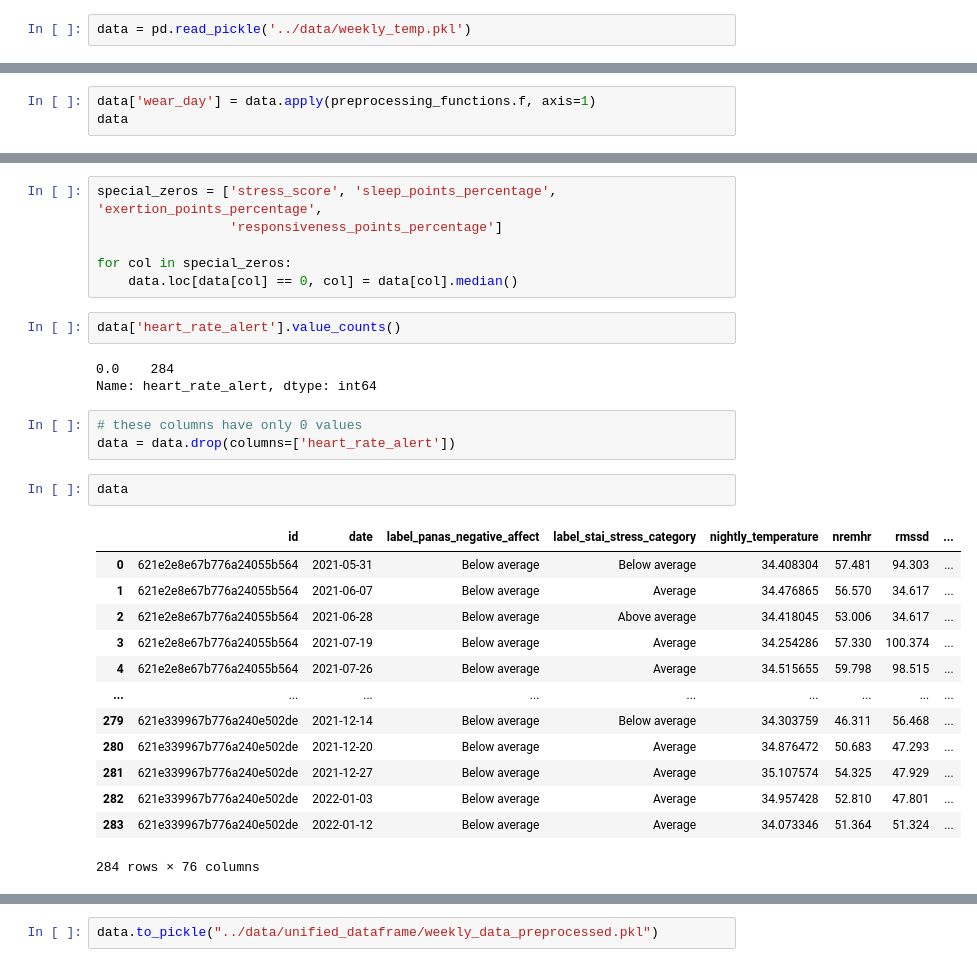
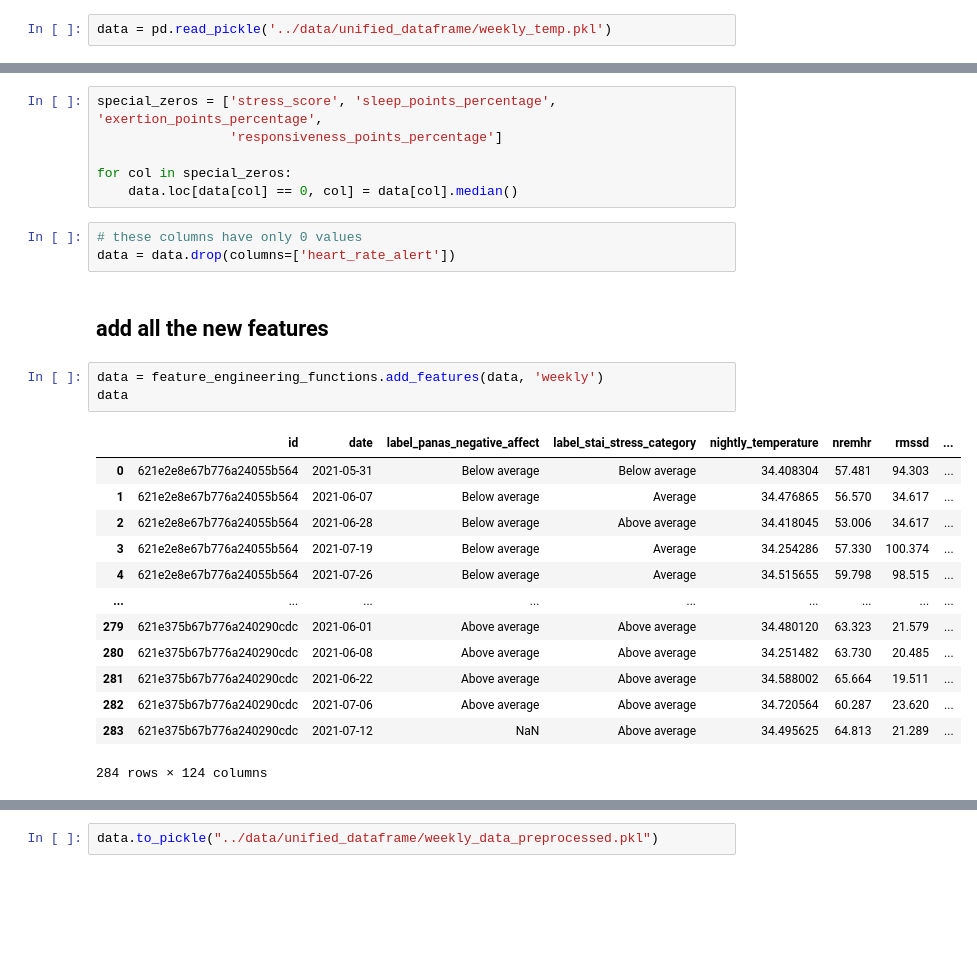
Before and after one commit to kcristinaa/RAIS-miniproject, a Jupyter notebook: notebooks_preprocessing_and_dataframe_creation/weekly_dataframe_creation.ipynb, the cells around one changed output, grey strips where cells are left out. Saved outputs shown, nothing was run; the diff lists cells and outputs as text; blank space fills up the shorter version.

Commit message:
FINAL weekly_data_preprocessed.pkl

```diff
--- a/notebooks_preprocessing_and_dataframe_creation/weekly_dataframe_creation.ipynb
+++ b/notebooks_preprocessing_and_dataframe_creation/weekly_dataframe_creation.ipynb
@@ -74,5 +75,5 @@ data.to_pickle('../data/weekly_temp.pkl')
 # %%
-data = pd.read_pickle('../data/weekly_temp.pkl')
+data = pd.read_pickle('../data/unified_dataframe/weekly_temp.pkl')
 # %% [markdown]
 # Merge fitbit data with stai and panas
 # %% [markdown]
@@ -182,3 +180,0 @@ data
-# %%
-data['wear_day'] = data.apply(preprocessing_functions.f, axis=1)
-data
@@ -221,27 +203,25 @@ special_zeros = ['stress_score', 'sleep_points_percentage', 'exertion_points_per
 
 for col in special_zeros:
     data.loc[data[col] == 0, col] = data[col].median()
-# %%
-data['heart_rate_alert'].value_counts()
-# %% [output]
-0.0    284
-Name: heart_rate_alert, dtype: int64
 # %%
 # these columns have only 0 values
 data = data.drop(columns=['heart_rate_alert'])
-# %%
-data
-# %% [output]
-|  | id | date | label_panas_negative_affect | label_stai_stress_category | nightly_temperature | nremhr | rmssd | ... |
-| 0 | 621e2e8e67b776a24055b564 | 2021-05-31 | Below average | Below average | 34.408304 | 57.481 | 94.303 | ... |
-| 1 | 621e2e8e67b776a24055b564 | 2021-06-07 | Below average | Average | 34.476865 | 56.570 | 34.617 | ... |
-| 2 | 621e2e8e67b776a24055b564 | 2021-06-28 | Below average | Above average | 34.418045 | 53.006 | 34.617 | ... |
-| 3 | 621e2e8e67b776a24055b564 | 2021-07-19 | Below average | Average | 34.254286 | 57.330 | 100.374 | ... |
-| 4 | 621e2e8e67b776a24055b564 | 2021-07-26 | Below average | Average | 34.515655 | 59.798 | 98.515 | ... |
-| ... | ... | ... | ... | ... | ... | ... | ... | ... |
-| 279 | 621e339967b776a240e502de | 2021-12-14 | Below average | Below average | 34.303759 | 46.311 | 56.468 | ... |
-| 280 | 621e339967b776a240e502de | 2021-12-20 | Below average | Average | 34.876472 | 50.683 | 47.293 | ... |
-| 281 | 621e339967b776a240e502de | 2021-12-27 | Below average | Average | 35.107574 | 54.325 | 47.929 | ... |
-| 282 | 621e339967b776a240e502de | 2022-01-03 | Below average | Average | 34.957428 | 52.810 | 47.801 | ... |
-| 283 | 621e339967b776a240e502de | 2022-01-12 | Below average | Average | 34.073346 | 51.364 | 51.324 | ... |
-284 rows × 76 columns
+# %% [markdown]
+## add all the new features
+# %%
+data = feature_engineering_functions.add_features(data, 'weekly')
+data
+# %% [output]
+|  | id | date | label_panas_negative_affect | label_stai_stress_category | nightly_temperature | nremhr | rmssd | ... |
+| 0 | 621e2e8e67b776a24055b564 | 2021-05-31 | Below average | Below average | 34.408304 | 57.481 | 94.303 | ... |
+| 1 | 621e2e8e67b776a24055b564 | 2021-06-07 | Below average | Average | 34.476865 | 56.570 | 34.617 | ... |
+| 2 | 621e2e8e67b776a24055b564 | 2021-06-28 | Below average | Above average | 34.418045 | 53.006 | 34.617 | ... |
+| 3 | 621e2e8e67b776a24055b564 | 2021-07-19 | Below average | Average | 34.254286 | 57.330 | 100.374 | ... |
+| 4 | 621e2e8e67b776a24055b564 | 2021-07-26 | Below average | Average | 34.515655 | 59.798 | 98.515 | ... |
+| ... | ... | ... | ... | ... | ... | ... | ... | ... |
+| 279 | 621e375b67b776a240290cdc | 2021-06-01 | Above average | Above average | 34.480120 | 63.323 | 21.579 | ... |
+| 280 | 621e375b67b776a240290cdc | 2021-06-08 | Above average | Above average | 34.251482 | 63.730 | 20.485 | ... |
+| 281 | 621e375b67b776a240290cdc | 2021-06-22 | Above average | Above average | 34.588002 | 65.664 | 19.511 | ... |
+| 282 | 621e375b67b776a240290cdc | 2021-07-06 | Above average | Above average | 34.720564 | 60.287 | 23.620 | ... |
+| 283 | 621e375b67b776a240290cdc | 2021-07-12 | NaN | Above average | 34.495625 | 64.813 | 21.289 | ... |
+284 rows × 124 columns
```
Also changed, not shown: parts of 8 cells of this notebook, 3 other files.
